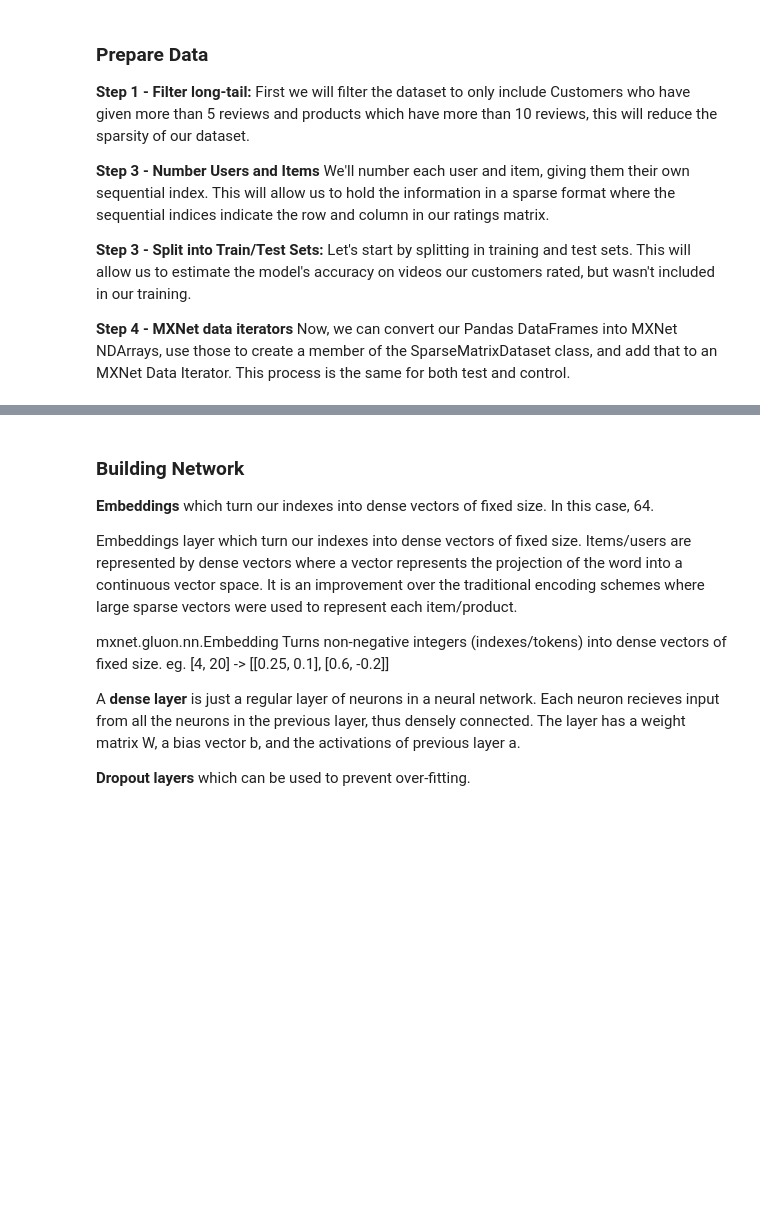
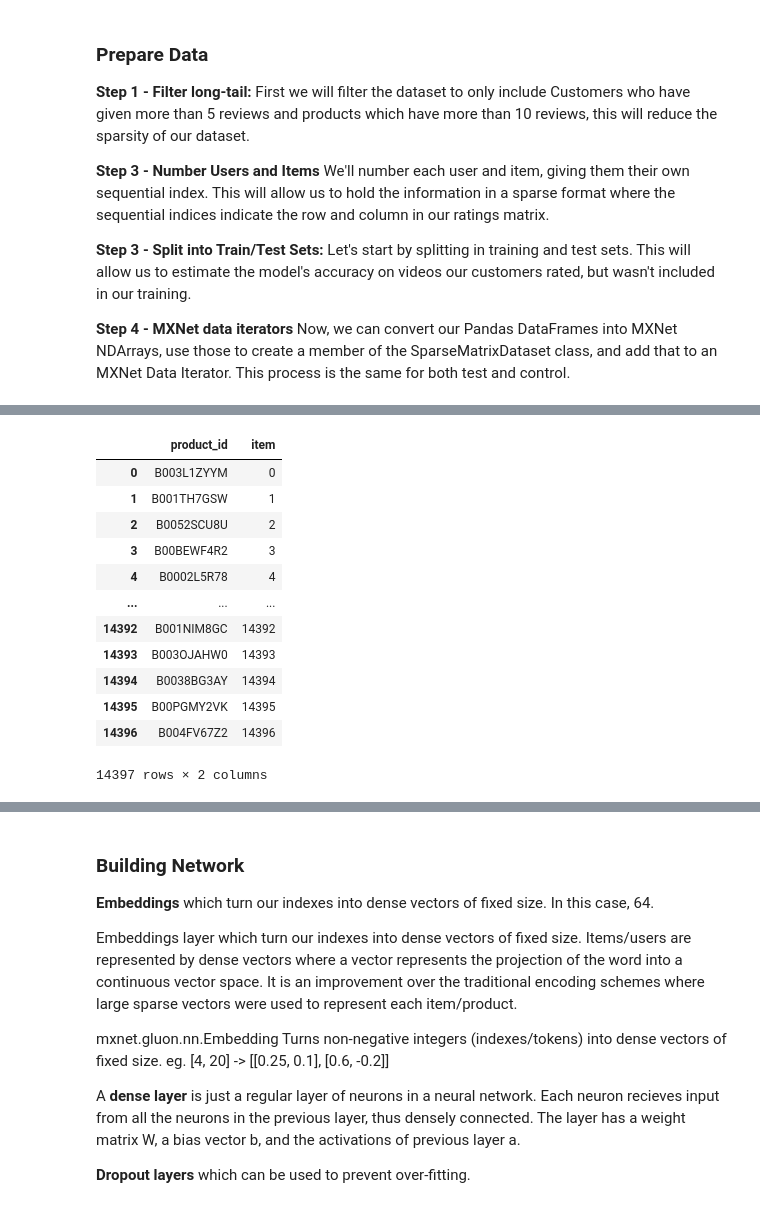
Before and after one commit to amirhossein-yousefi/Recommendation_System, a Jupyter notebook: Recommendation System Using MXNET on AWS Sagemaker.ipynb, the cells around one changed output, grey strips where cells are left out. Saved outputs shown, nothing was run; the diff lists cells and outputs as text; code cells hidden in the pictures; blank space fills up the shorter version.

```diff
--- a/Recommendation System Using MXNET on AWS Sagemaker.ipynb
+++ b/Recommendation System Using MXNET on AWS Sagemaker.ipynb
@@ -205,0 +239,17 @@ Now, we can convert our Pandas DataFrames into MXNet NDArrays, use those to crea
+# %%
+product_index=pd.DataFrame({'product_id':products.index,'item':np.arange(products.shape[0])})
+product_index
+# %% [output]
+|  | product_id | item |
+| 0 | B003L1ZYYM | 0 |
+| 1 | B001TH7GSW | 1 |
+| 2 | B0052SCU8U | 2 |
+| 3 | B00BEWF4R2 | 3 |
+| 4 | B0002L5R78 | 4 |
+| ... | ... | ... |
+| 14392 | B001NIM8GC | 14392 |
+| 14393 | B003OJAHW0 | 14393 |
+| 14394 | B0038BG3AY | 14394 |
+| 14395 | B00PGMY2VK | 14395 |
+| 14396 | B004FV67Z2 | 14396 |
+14397 rows × 2 columns
```
Also changed, not shown: parts of 8 cells of this notebook.
